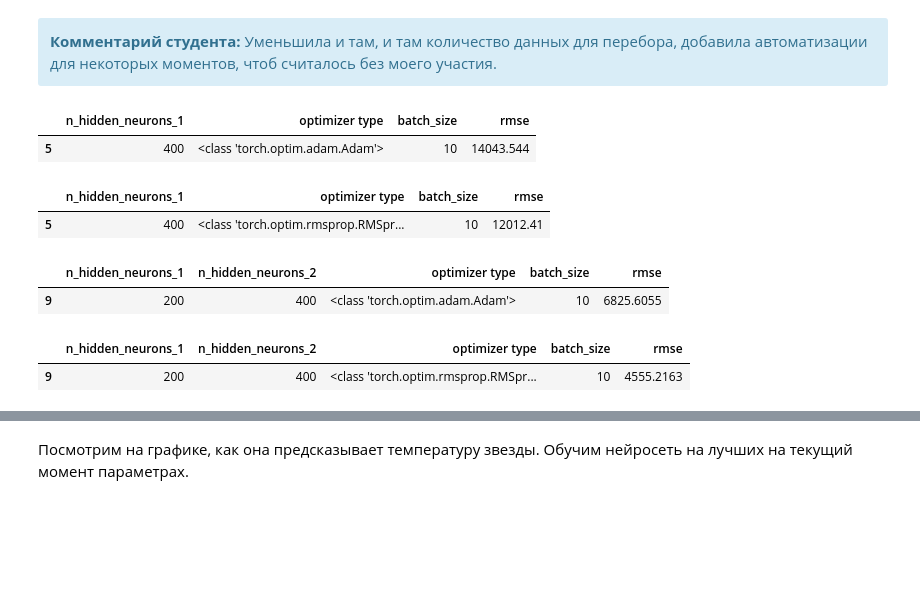
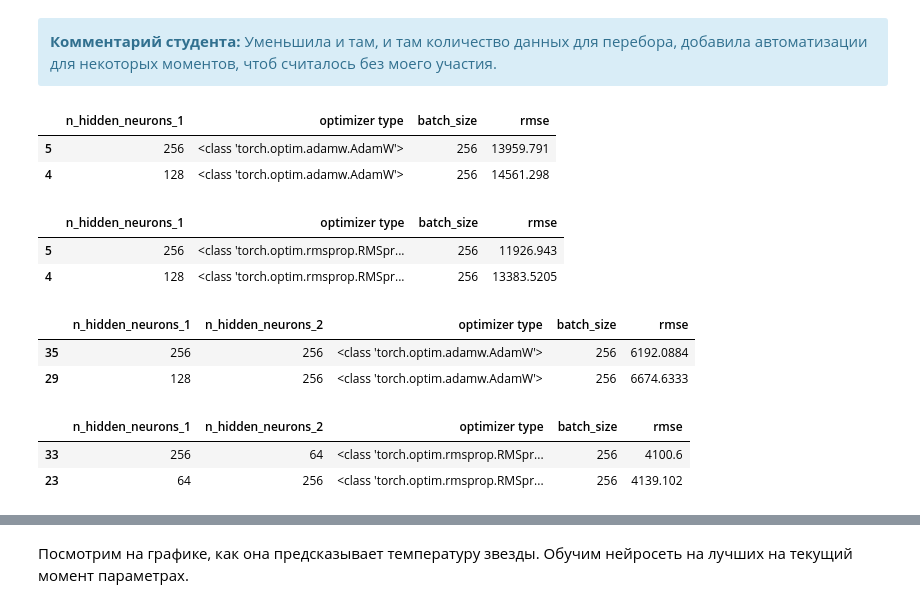
Before and after one commit to maria-smiles/stars, a Jupyter notebook: stars_v5_r2.ipynb, the cells around one changed output, grey strips where cells are left out. Saved outputs shown, nothing was run; the diff lists cells and outputs as text; code cells hidden in the pictures; blank space fills up the shorter version.

```diff
--- a/stars_v5_r2.ipynb
+++ b/stars_v5_r2.ipynb
@@ -512,9 +515,9 @@ print('Входящих нейронов (параметров) сети буд
 </div>
 # %%
 n_in_neurons = X_train.shape[1]
-h1 = [20, 50, 100, 200, 300, 400]
-h2 = [20, 50, 100, 200, 300, 400]
-h3 = [20, 50, 100, 200, 300, 400]
+h1 = [8, 16, 32, 64, 128, 256]
+h2 = [8, 16, 32, 64, 128, 256]
+h3 = [8, 16, 32, 64, 128, 256]
 n_out_neurons = 1
 # %% [markdown]
 Создаю подкласс от класса nn.Module и задаю функции создания и работы сети.
@@ -722,9 +725,9 @@ rmse1_1 = []
 rmse1_2 = []
 
 
-num_epochs = 200
+num_epochs = 1024
 
-batch_size_arr = [10, 20, 40, 80]
+batch_size_arr = [256]
 
 accumulation_iteration = 5
 lr = 1e-3
@@ -740,7 +743,7 @@ lr = 1e-3
 # %%
 def optim(num, net, lr):
     if num == 1:
-            return torch.optim.Adam(net.parameters(), lr=lr, weight_decay=0.0001)
+            return torch.optim.AdamW(net.parameters(), lr=lr, weight_decay=0.0001)
     else:
             return torch.optim.RMSprop(net.parameters(), lr=lr, weight_decay=0.0001)
 # %%
@@ -765,15 +768,17 @@ for batch_size in batch_size_arr:
 rmse1_1 = pd.DataFrame(rmse1_1, columns=['n_hidden_neurons_1', 'optimizer type','batch_size', 'rmse'])
 rmse1_2 = pd.DataFrame(rmse1_2, columns=['n_hidden_neurons_1', 'optimizer type','batch_size', 'rmse'])
 # %%
-rmse1_1.sort_values('rmse').head(1)
+rmse1_1.sort_values('rmse').head(2)
 # %% [output]
 |  | n_hidden_neurons_1 | optimizer type | batch_size | rmse |
-| 5 | 400 | <class 'torch.optim.adam.Adam'> | 10 | 14043.544 |
+| 5 | 256 | <class 'torch.optim.adamw.AdamW'> | 256 | 13959.791 |
+| 4 | 128 | <class 'torch.optim.adamw.AdamW'> | 256 | 14561.298 |
 # %%
-rmse1_2.sort_values('rmse').head(1)
+rmse1_2.sort_values('rmse').head(2)
 # %% [output]
 |  | n_hidden_neurons_1 | optimizer type | batch_size | rmse |
-| 5 | 400 | <class 'torch.optim.rmsprop.RMSpr... | 10 | 12012.41 |
+| 5 | 256 | <class 'torch.optim.rmsprop.RMSpr... | 256 | 11926.943 |
+| 4 | 128 | <class 'torch.optim.rmsprop.RMSpr... | 256 | 13383.5205 |
 # %%
 rmse2_1 = []
 rmse2_2 = []
@@ -781,34 +786,36 @@ rmse2_2 = []
 for batch_size in batch_size_arr:
 
     for i in range(len(h1)):
-        n_hidden_neurons_1 = h1[i]
         for j in range (len(h2)):
-            if i*j % 15 == 0:
-                n_hidden_neurons_2 = h2[j]
 
-                net = Model2(n_in_neurons, n_hidden_neurons_1, n_hidden_neurons_2, n_out_neurons)
-                net.to(device)
-                num = 1
-                optimizer = optim(num, net, lr)
-                rmse2_1.append([n_hidden_neurons_1, n_hidden_neurons_2, type(optimizer), batch_size,
-                          learn_model(net, optimizer, num_epochs, batch_size, X_train, y_train, X_test, y_test)])
-                num = 2
-                optimizer = optim(num, net, lr)
-                rmse2_2.append([n_hidden_neurons_1, n_hidden_neurons_2, type(optimizer), batch_size,
-                          learn_model(net, optimizer, num_epochs, batch_size, X_train, y_train, X_test, y_test)])
+            n_hidden_neurons_1 = h1[i]
+            n_hidden_neurons_2 = h2[j]
+
+            net = Model2(n_in_neurons, n_hidden_neurons_1, n_hidden_neurons_2, n_out_neurons)
+            net.to(device)
+            num = 1
+            optimizer = optim(num, net, lr)
+            rmse2_1.append([n_hidden_neurons_1, n_hidden_neurons_2, type(optimizer), batch_size,
+                      learn_model(net, optimizer, num_epochs, batch_size, X_train, y_train, X_test, y_test)])
+            num = 2
+            optimizer = optim(num, net, lr)
+            rmse2_2.append([n_hidden_neurons_1, n_hidden_neurons_2, type(optimizer), batch_size,
+                      learn_model(net, optimizer, num_epochs, batch_size, X_train, y_train, X_test, y_test)])
 # %%
 rmse2_1 = pd.DataFrame(rmse2_1, columns=['n_hidden_neurons_1', 'n_hidden_neurons_2', 'optimizer type','batch_size', 'rmse'])
 rmse2_2 = pd.DataFrame(rmse2_2, columns=['n_hidden_neurons_1', 'n_hidden_neurons_2', 'optimizer type','batch_size', 'rmse'])
 # %%
-rmse2_1.sort_values('rmse').head(1)
+rmse2_1.sort_values('rmse').head(2)
 # %% [output]
 |  | n_hidden_neurons_1 | n_hidden_neurons_2 | optimizer type | batch_size | rmse |
-| 9 | 200 | 400 | <class 'torch.optim.adam.Adam'> | 10 | 6825.6055 |
+| 35 | 256 | 256 | <class 'torch.optim.adamw.AdamW'> | 256 | 6192.0884 |
+| 29 | 128 | 256 | <class 'torch.optim.adamw.AdamW'> | 256 | 6674.6333 |
 # %%
-rmse2_2.sort_values('rmse').head(1)
+rmse2_2.sort_values('rmse').head(2)
 # %% [output]
 |  | n_hidden_neurons_1 | n_hidden_neurons_2 | optimizer type | batch_size | rmse |
-| 9 | 200 | 400 | <class 'torch.optim.rmsprop.RMSpr... | 10 | 4555.2163 |
+| 33 | 256 | 64 | <class 'torch.optim.rmsprop.RMSpr... | 256 | 4100.6 |
+| 23 | 64 | 256 | <class 'torch.optim.rmsprop.RMSpr... | 256 | 4139.102 |
 # %%
 rmse3_1 = []
 
```
Also changed, not shown: parts of 22 cells of this notebook.
